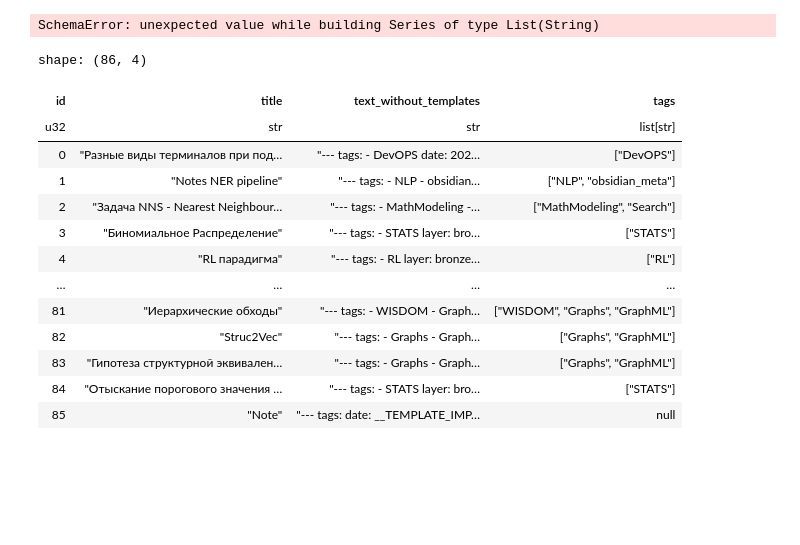
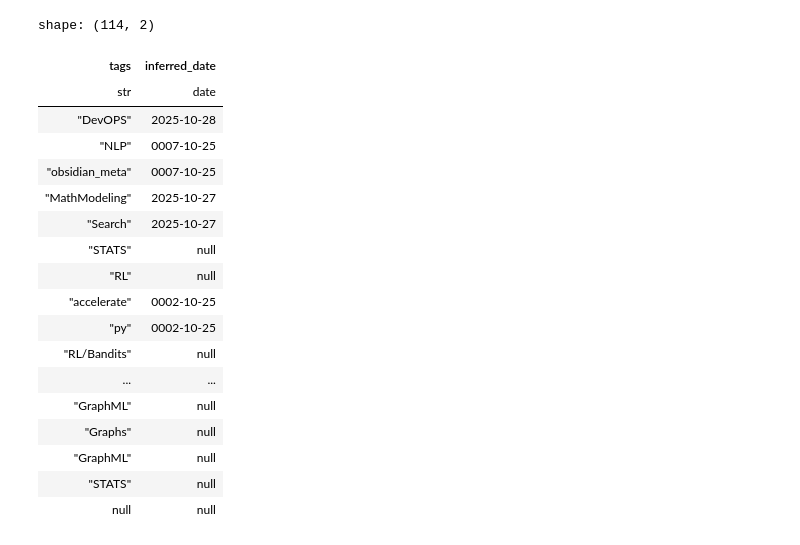
Before and after one commit to ig-kh/ObsidianLTK, a Jupyter notebook: examples/progression_web.ipynb, the cells around one changed output. Drawn from its saved outputs; the diff is of its cells as text; code cells hidden in the pictures; blank space fills up the shorter version.

```diff
--- a/examples/progression_web.ipynb
+++ b/examples/progression_web.ipynb
@@ -33,26 +36,31 @@ samples = samples.with_columns(
     pl.col("text_without_templates")
     .map_elements(
         lambda x: extract_tags_and_date(x),
-        # return_dtype=pl.List(str),
+        return_dtype=pl.Struct({"tags": pl.List(str), "date": str}),
     )
     .alias("stat")
 )
-# %% [output]
-SchemaError: unexpected value while building Series of type List(String)
 # %%
-samples
+instances = samples.select("stat").unnest("stat").explode("tags").with_columns(pl.col("date").str.to_date(strict=False).alias("inferred_date")).drop("date")
-# %% [output]
-shape: (86, 4)
-| id | title | text_without_templates | tags |
-| u32 | str | str | list[str] |
-| 0 | "Разные виды терминалов при под… | "--- tags: - DevOPS date: 202… | ["DevOPS"] |
-| 1 | "Notes NER pipeline" | "--- tags: - NLP - obsidian… | ["NLP", "obsidian_meta"] |
-| 2 | "Задача NNS - Nearest Neighbour… | "--- tags: - MathModeling -… | ["MathModeling", "Search"] |
-| 3 | "Биномиальное Распределение" | "--- tags: - STATS layer: bro… | ["STATS"] |
-| 4 | "RL парадигма" | "--- tags: - RL layer: bronze… | ["RL"] |
-| … | … | … | … |
-| 81 | "Иерархические обходы" | "--- tags: - WISDOM - Graph… | ["WISDOM", "Graphs", "GraphML"] |
-| 82 | "Struc2Vec" | "--- tags: - Graphs - Graph… | ["Graphs", "GraphML"] |
-| 83 | "Гипотеза структурной эквивален… | "--- tags: - Graphs - Graph… | ["Graphs", "GraphML"] |
-| 84 | "Отыскание порогового значения … | "--- tags: - STATS layer: bro… | ["STATS"] |
-| 85 | "Note" | "--- tags: date: __TEMPLATE_IMP… | null |
+# %%
+instances
+# %% [output]
+shape: (114, 2)
+| tags | inferred_date |
+| str | date |
+| "DevOPS" | 2025-10-28 |
+| "NLP" | 0007-10-25 |
+| "obsidian_meta" | 0007-10-25 |
+| "MathModeling" | 2025-10-27 |
+| "Search" | 2025-10-27 |
+| "STATS" | null |
+| "RL" | null |
+| "accelerate" | 0002-10-25 |
+| "py" | 0002-10-25 |
+| "RL/Bandits" | null |
+| ... | ... |
+| "GraphML" | null |
+| "Graphs" | null |
+| "GraphML" | null |
+| "STATS" | null |
+| null | null |
```
Also changed, not shown: parts of 7 cells of this notebook, 1 other file.
